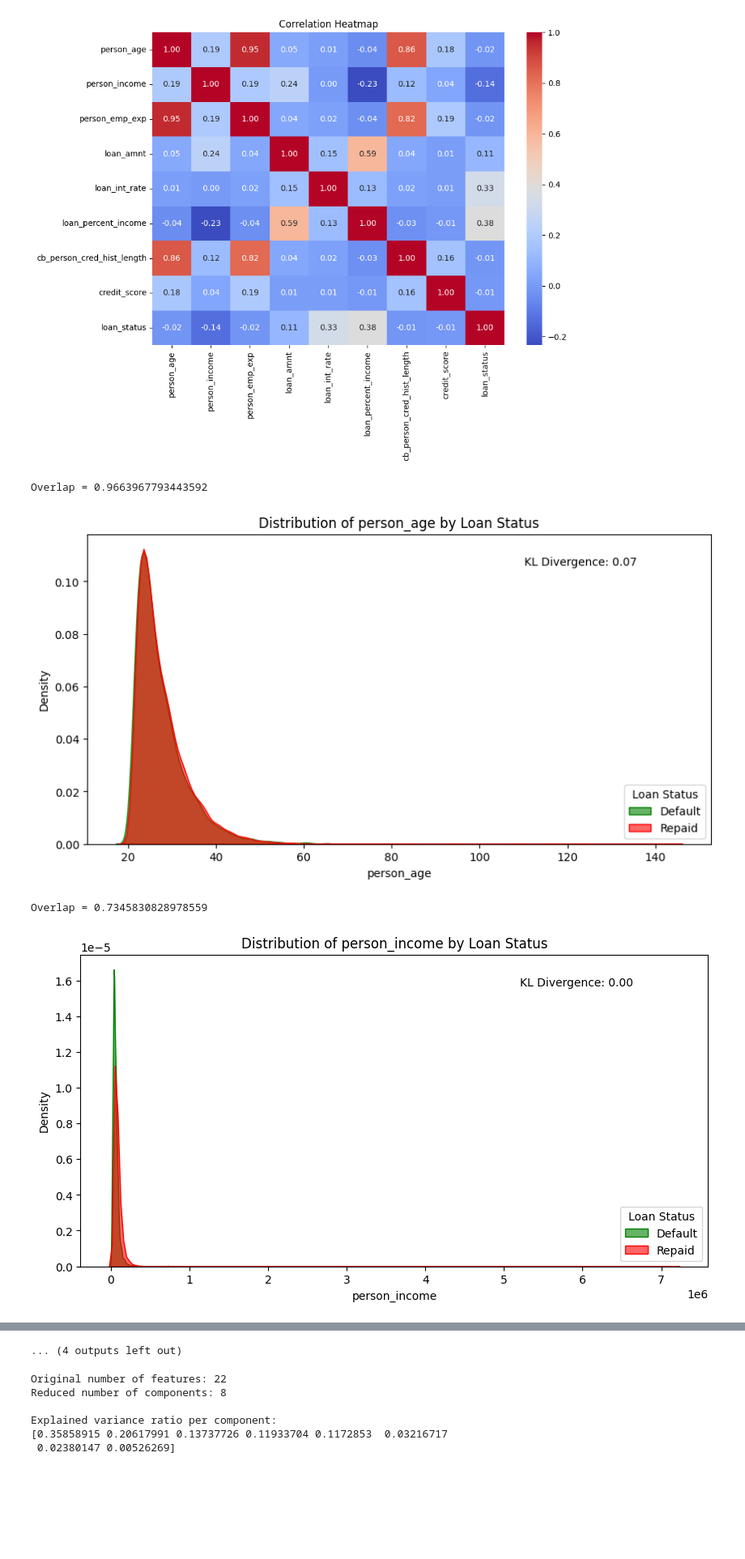
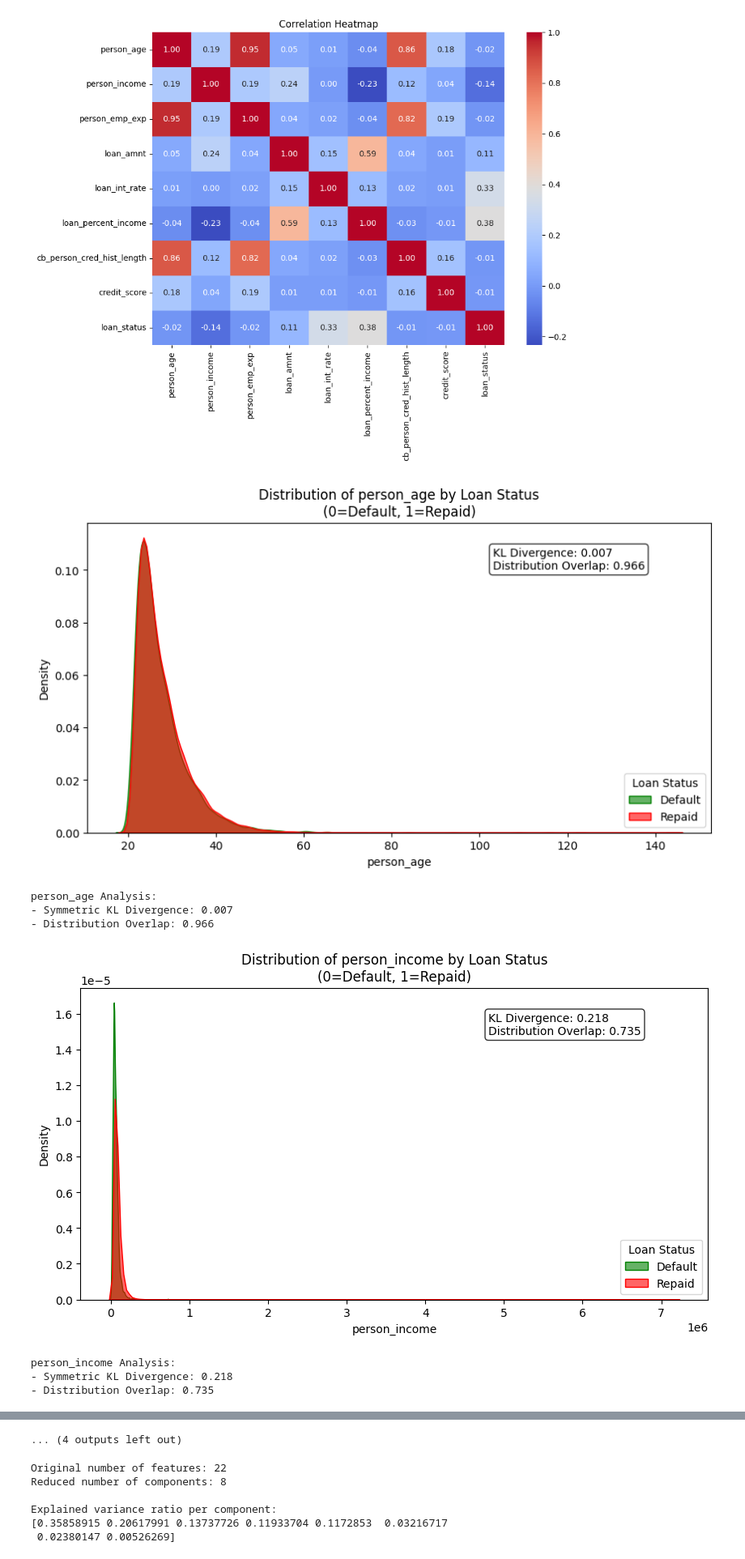
Before and after one commit to samuelbaldwin05/PredictingLoanDefaults, a Jupyter notebook: notebooks/loan_default.ipynb, the cells around one changed output, grey strips where cells are left out. Shown at 81% size. Saved outputs shown, nothing was run; the diff lists cells and outputs as text; code cells hidden in the pictures; blank space fills up the shorter version.

```diff
--- a/notebooks/loan_default.ipynb
+++ b/notebooks/loan_default.ipynb
@@ -230,40 +234,48 @@ def compute_kl_divergence(df, feature, target_class, eps=1e-10):
 # %%
-from scipy.integrate import simpson  # Updated import
-
 # Improved KDE plots with statistical tests
 for col in numeric_cols:
     plt.figure(figsize=(10, 5))
 
     # Plot KDE for each loan status
     sns.kdeplot(data=df, x=col, hue='loan_status', fill=True, common_norm=False,
                 palette={0: 'red', 1: 'green'}, alpha=0.6)
+
     # Calculate distribution overlap
     data_default = df[df['loan_status']==0][col].dropna()
     data_repaid = df[df['loan_status']==1][col].dropna()
 
     kde_default = gaussian_kde(data_default)
     kde_repaid = gaussian_kde(data_repaid)
 
     xmin = min(data_default.min(), data_repaid.min())
     xmax = max(data_default.max(), data_repaid.max())
     x = np.linspace(xmin, xmax, 1000)
 
-    # Use simpson instead of simps
     overlap = simpson(np.minimum(kde_default(x), kde_repaid(x)), x)
 
-    print(f'Overlap = {overlap}')
+    # Calculate symmetric KL divergence
+    kl = compute_kl_divergence(df, col, 'loan_status', xmin, xmax)
 
-    # Calculate and display KL divergence
-    kl = compute_kl_divergence(df, col, 'loan_status')
-    plt.annotate(f'KL Divergence: {kl:.2f}', xy=(0.7, 0.9), xycoords='axes fraction')
+    # Display metrics
+    stats_text = f'KL Divergence: {kl:.3f}\nDistribution Overlap: {overlap:.3f}'
+    plt.annotate(stats_text, xy=(0.65, 0.85), xycoords='axes fraction',
+                 bbox=dict(boxstyle='round', facecolor='white', alpha=0.8))
 
-    plt.title(f'Distribution of {col} by Loan Status')
+    plt.title(f'Distribution of {col} by Loan Status\n(0=Default, 1=Repaid)')
     plt.xlabel(col)
     plt.ylabel('Density')
     plt.legend(title='Loan Status', labels=['Default', 'Repaid'])
     plt.show()
+
+    print(f'{col} Analysis:')
+    print(f'- Symmetric KL Divergence: {kl:.3f}')
+    print(f'- Distribution Overlap: {overlap:.3f}\n')
 # %% [output]
+[figure, new version]
-Overlap = 0.9663967793443592
+person_age Analysis:
+- Symmetric KL Divergence: 0.007
+- Distribution Overlap: 0.966
-[figure, old version]
+[figure, new version]
-Overlap = 0.7345830828978559
+person_income Analysis:
+- Symmetric KL Divergence: 0.218
+- Distribution Overlap: 0.735
-[figure, old version]
```
Also changed, not shown: parts of 2 cells of this notebook.
